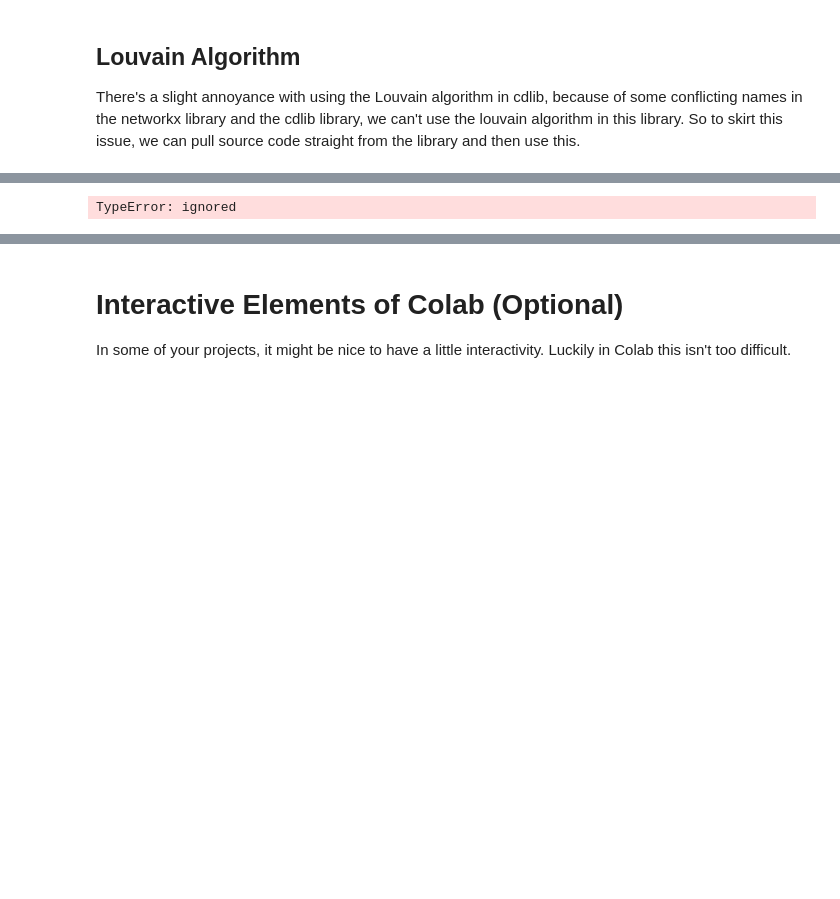
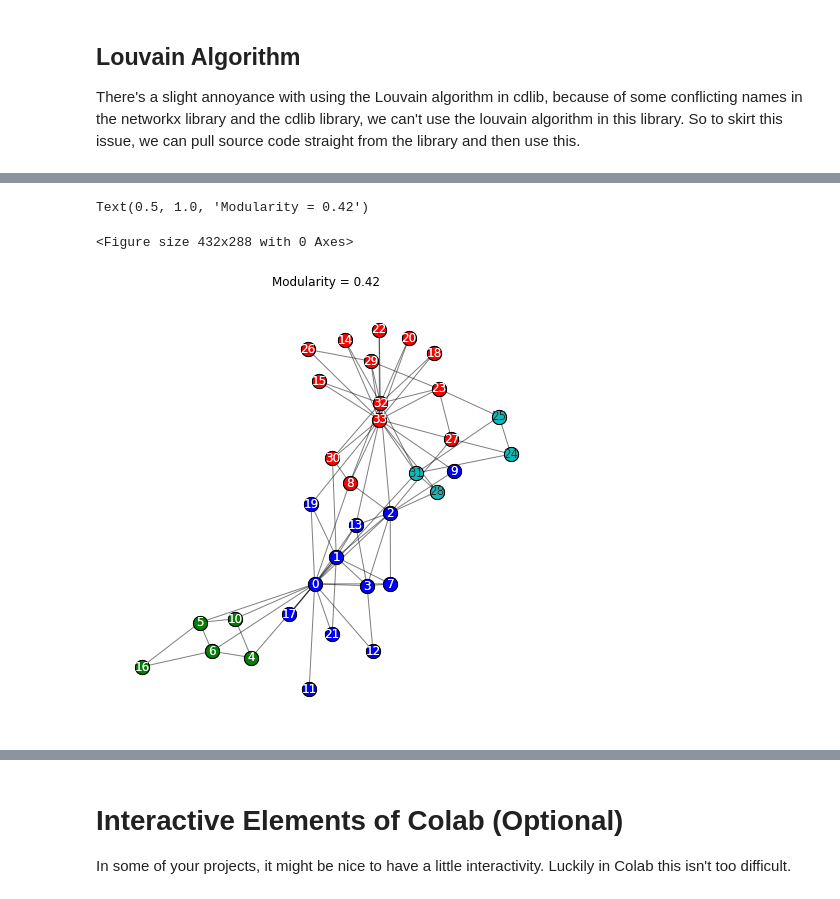
Before and after one commit to joseph-c-mcguire/Math-of-data-science, a Jupyter notebook: MATH_476_Python_Tutorial.ipynb, the cells around one changed output, grey strips where cells are left out. Cells and saved outputs as stored; diff of their text form; code cells hidden in the pictures; blank space fills up the shorter version.

```diff
--- a/MATH_476_Python_Tutorial.ipynb
+++ b/MATH_476_Python_Tutorial.ipynb
@@ -346,13 +347,15 @@ import cdlib.viz as viz
 G = nx.karate_club_graph()
 # Call the Louvain function, the result is a node_clustering object in the cdlib
 # library
-node_cluster = algo.r_spectral_clustering(G, 4)
+
+## To get random communities set " randomize = True "##
+node_cluster = algo.louvain(G, randomize = False)
 # We get the communities of this
 com = node_cluster.communities
 print(com)
 # Then we'll use the cdlib functionality for vizualization
 plt.figure(0)
-viz.plot_network_clusters(G, node_cluster)
+viz.plot_network_clusters(G, node_cluster, plot_labels = True)
 # We can also extract the modularity of this
 mod = node_cluster.newman_girvan_modularity()
 plt.title('Modularity = ' + str(round(mod.score,2)))
@@ -377 +380,3 @@ Note: to be able to use all bipartite methods, you need to install some addition
-TypeError: ignored
+Text(0.5, 1.0, 'Modularity = 0.42')
+<Figure size 432x288 with 0 Axes>
+[figure, added]
```
Also changed, not shown: parts of 5 cells of this notebook.
